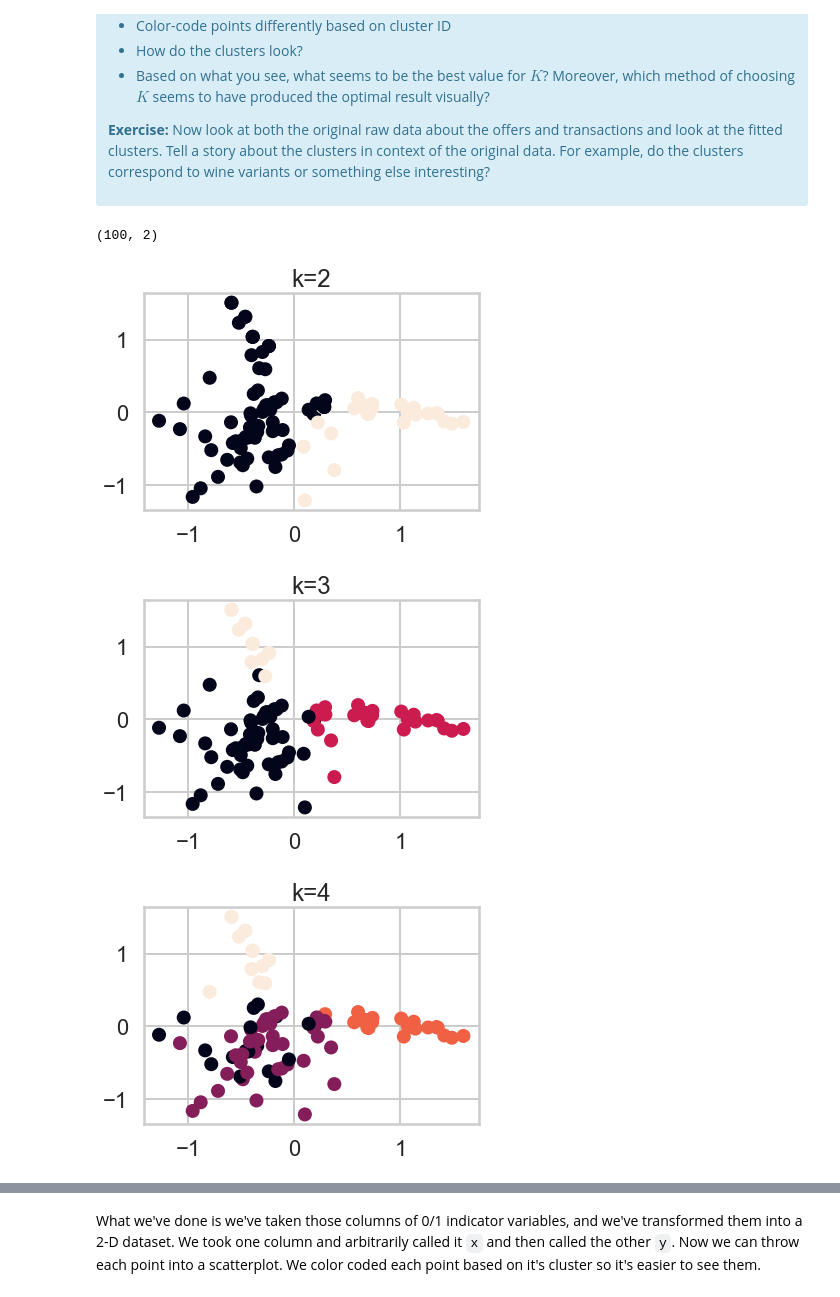
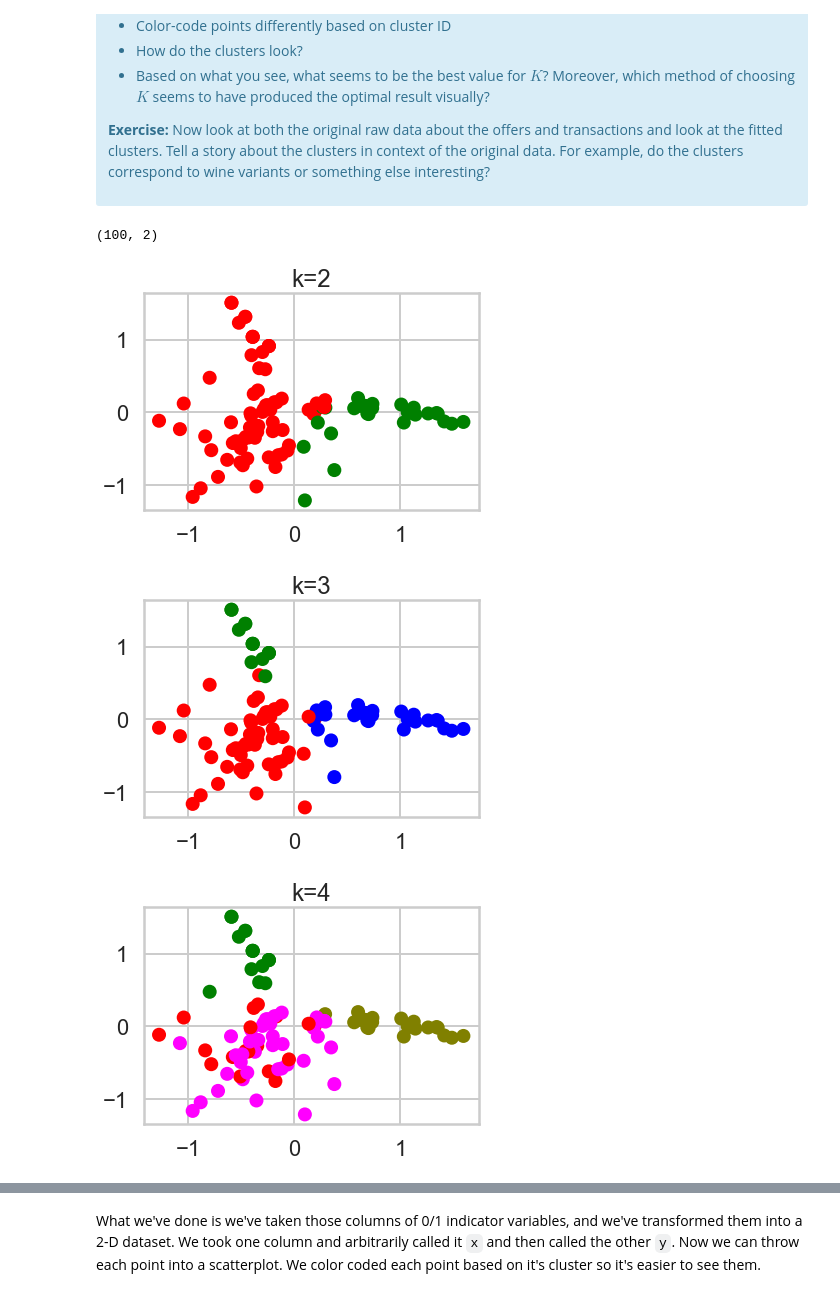
Before and after one commit to ysereda/Springboard, a Jupyter notebook: 15.6.3.Clustering Case Study - Customer Segmentation with K-Means - Tier 3.ipynb, the cells around one changed output, grey strips where cells are left out. Drawn from its saved outputs; the diff is of its cells as text; code cells hidden in the pictures.

Commit message:
Tier1 best practice
Included colormap and variations from Tier1

```diff
--- a/15.6.3.Clustering Case Study - Customer Segmentation with K-Means - Tier 3.ipynb
+++ b/15.6.3.Clustering Case Study - Customer Segmentation with K-Means - Tier 3.ipynb
@@ -108,7 +107,7 @@ The first thing we need is a way to compare customers. To do this, we're going t
 <p>Make sure you also deal with any weird values such as `NaN`. Read the documentation to develop your solution.</p>
 </div>
 # %%
-df = df_offers.merge(df_transactions, how='outer', on='offer_id')
+df = df_transactions.merge(df_offers, how='outer', on='offer_id') #df = pd.merge(df_transactions, df_offers)
 print(df.shape)
 df.head()
 # %% [output]
@@ -248,0 +301,6 @@ plt.ylabel('no. of points');
+# %%
+kmeans = KMeans(n_clusters=3, random_state=10).fit(x_cols)
+labels_kmeans = kmeans.labels_
+print("Customers:",labels_kmeans.shape[0])
+print("Cluster assignments:\n",labels_kmeans)
+print("Cluster counts:",np.bincount(labels_kmeans))
@@ -303,12 +368,8 @@ for k in ks:
     # clusters
     silhouette_avg = silhouette_score(x_cols, cluster_labels)
     silhouette_score_kmeans.append(silhouette_avg)
-    print(
-        "For n_clusters =",
-        k,
-        "The average silhouette_score is :",
-        silhouette_avg,
-    )
+    print("For n_clusters =", k,
+        "The average silhouette_score is :", silhouette_avg,)
 
     # Compute the silhouette scores for each sample
     sample_silhouette_values = silhouette_samples(x_cols, cluster_labels)
@@ -436,23 +598,27 @@ This is only one use of PCA for dimension reduction. We can also use PCA when we
 </div>
 # %%
 from sklearn.decomposition import PCA
+import matplotlib.colors
 pca = PCA(n_components=2)
 pca_features = pca.fit_transform(x_cols)
 print(pca_features.shape)
+pc1, pc2 = zip(*pca_features)
+#pc1 = pca_features[:,0]; pc2 = pca_features[:,1]
 for k in ks:
     #print("k="+str(k))
     kmeans = KMeans(n_clusters=k, random_state=0).fit(x_cols)
     labels = kmeans.predict(x_cols)
-    x = pca_features[:,0]
-    y = pca_features[:,1]
-    df_kmeans = pd.DataFrame({'customer_name':np.array(x_cols.index), 'label':labels, 'PC1':x, 'PC2':y})
+    df_kmeans = pd.DataFrame({'customer_name':np.array(x_cols.index), 'label':labels, 'PC1':pc1, 'PC2':pc2})
     #print(df_kmeans.head())
     plt.figure()
-    plt.scatter(x, y, c=labels);
+    #plt.scatter(x, y, c=labels);
+    # Let's visualiaze with colors.ListedColormap
+    cmap = matplotlib.colors.ListedColormap(['red', 'yellow', 'brown', 'magenta', 'cyan', 'blue', 'olive', 'purple', 'orange', 'green'])
+    plt.scatter(pc1, pc2, c=labels, cmap=cmap);
     plt.title("k="+str(k))
     plt.show()
 # %% [output]
 (100, 2)
-[figure, old version]
+[figure, new version]
-[figure, old version]
+[figure, new version]
-[figure, old version]
+[figure, new version]
```
Also changed, not shown: parts of 47 cells of this notebook.
